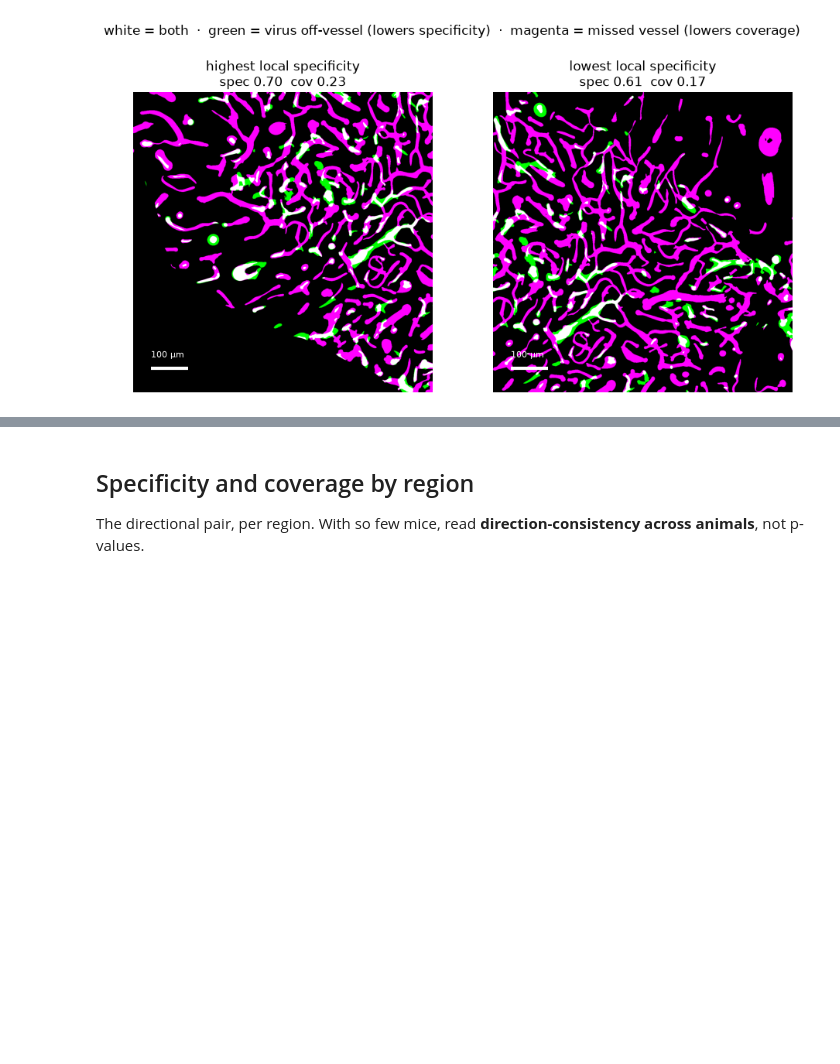
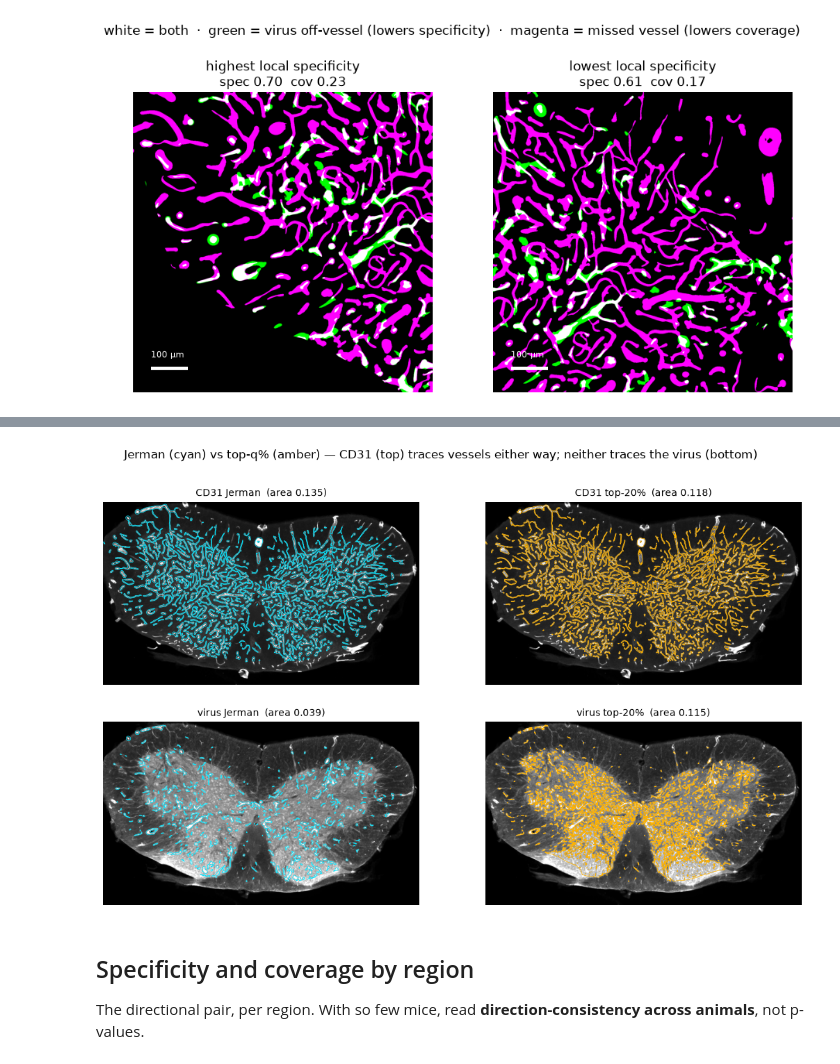
Before and after one commit to UCI-XuLab/blood-vessel-processing, a Jupyter notebook: notebooks/dice_between_channels.ipynb, the cells around one changed output, grey strips where cells are left out. Drawn from its saved outputs; the diff is of its cells as text; code cells hidden in the pictures; blank space fills up the shorter version.

```diff
--- a/notebooks/dice_between_channels.ipynb
+++ b/notebooks/dice_between_channels.ipynb
@@ -254,3 +264,22 @@ plt.show()
+# %%
+d = np.s_[::2, ::2]
+h, w = cd31.shape
+panels = [("CD31 Jerman", cd31, mask_cd31, "#00e5ff"),
+          (f"CD31 top-{VIS_Q}%", cd31, top_q_mask(cd31, tissue, VIS_Q), "#ffb300"),
+          ("virus Jerman", virus, mask_virus, "#00e5ff"),
+          (f"virus top-{VIS_Q}%", virus, top_q_mask(virus, tissue, VIS_Q), "#ffb300")]
+fig, axes = plt.subplots(2, 2, figsize=(13, 13 * h / w))
+for (title, channel, mask, colour), ax in zip(panels, axes.ravel()):
+    ax.imshow(_clip(channel, tissue)[d], cmap="gray")
+    if mask[d].any():
+        ax.contour(mask[d].astype(float), [0.5], colors=colour, linewidths=0.5)
+    ax.set_title(f"{title}  (area {mask.mean():.3f})", fontsize=10)
+    ax.axis("off")
+fig.suptitle("Jerman (cyan) vs top-q% (amber) — CD31 (top) traces vessels either "
+             "way; neither traces the virus (bottom)")
+plt.show()
+# %% [output]
+[figure, added]
 # %% [markdown]
 ## Specificity and coverage by region
 
```
Also changed, not shown: parts of 2 cells of this notebook, 1 other file.
